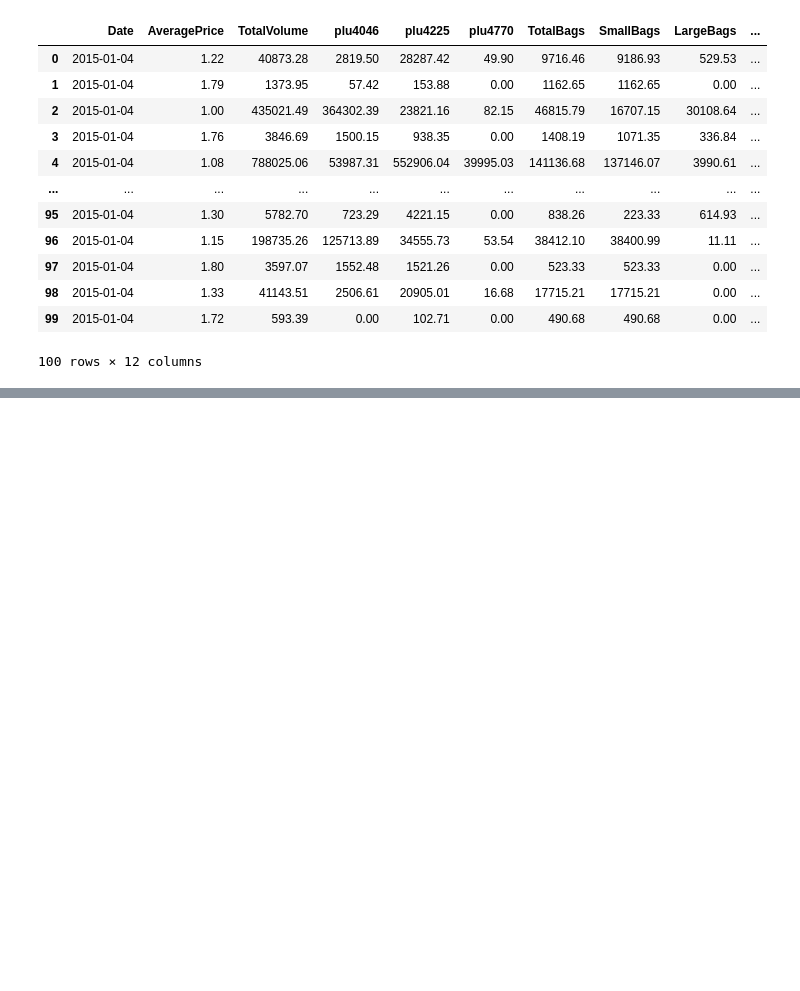
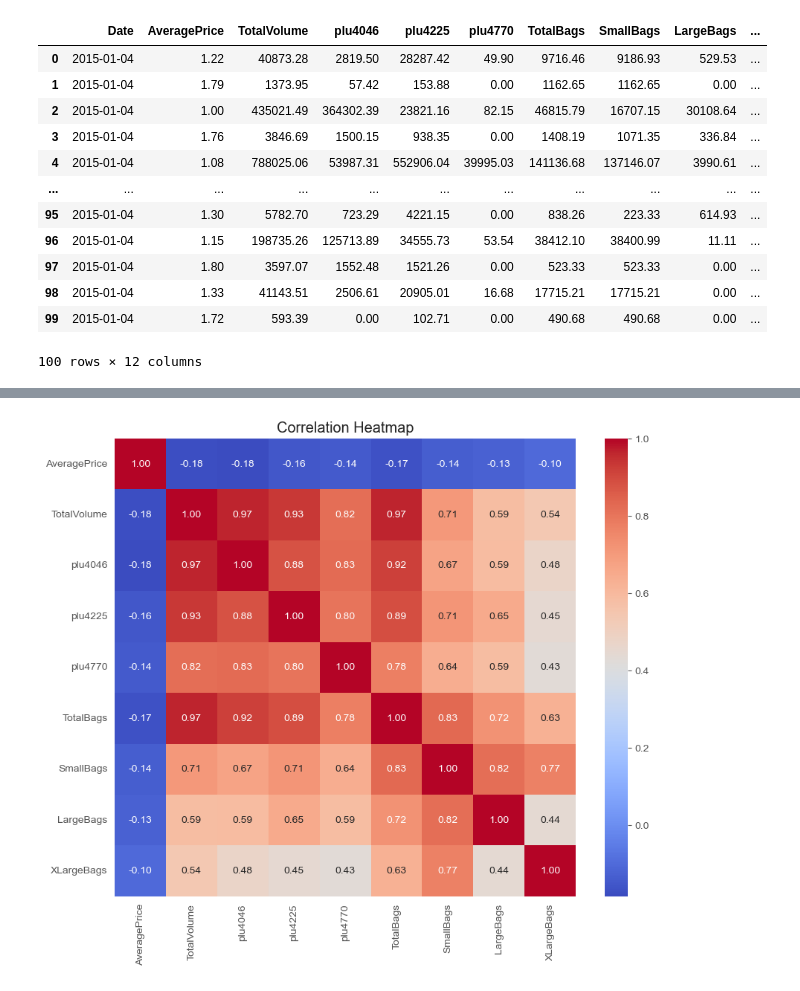
Before and after one commit to Aston327/ExploreAI---Python-Group-Project, a Jupyter notebook: Khuthadzo_Total_Bags.ipynb, the cells around one changed output, grey strips where cells are left out. Saved outputs shown, nothing was run; the diff lists cells and outputs as text; code cells hidden in the pictures; blank space fills up the shorter version.

```diff
--- a/Khuthadzo_Total_Bags.ipynb
+++ b/Khuthadzo_Total_Bags.ipynb
@@ -31,0 +79,13 @@ avocado_data.head(100)
+# %%
+import seaborn as sns
+import matplotlib.pyplot as plt
+
+# Exclude non-numeric columns
+numeric_data = avocado_data.select_dtypes(include=[float, int])
+
+plt.figure(figsize=(10, 8))
+sns.heatmap(numeric_data.corr(), annot=True, cmap='coolwarm', fmt='.2f')
+plt.title('Correlation Heatmap')
+plt.show()
+# %% [output]
+[figure, added]
```
Also changed, not shown: parts of 9 cells of this notebook, 1 other file.
